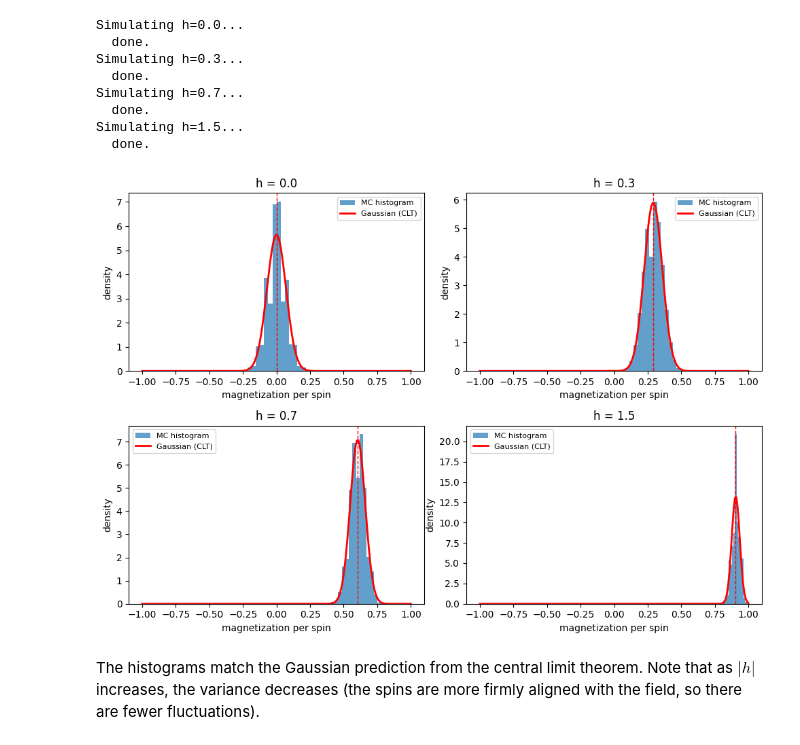
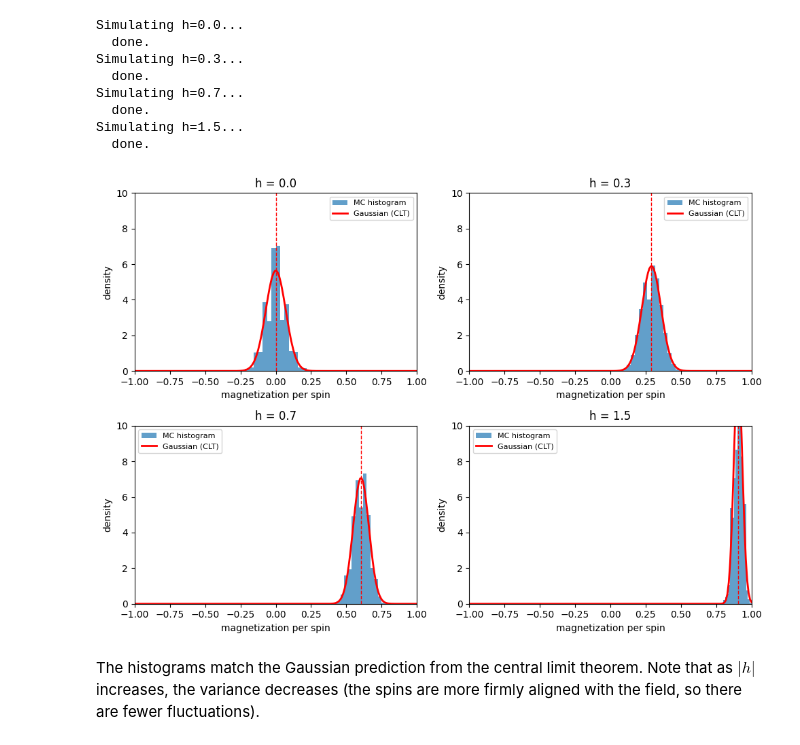
Before and after one commit to cossio/StatPhysCompX, a Jupyter notebook: python-jupyter/Ising-independent-spins.ipynb, the cells around one changed output. Saved outputs shown, nothing was run; the diff lists cells and outputs as text; code cells hidden in the pictures.

```diff
--- a/python-jupyter/Ising-independent-spins.ipynb
+++ b/python-jupyter/Ising-independent-spins.ipynb
@@ -207,25 +207,27 @@ Simulating h=1.5...
 # %%
 from scipy.stats import norm
 
 fig, axes = plt.subplots(2, 2, figsize=(10, 7))
 for ax, h in zip(axes.flat, values_of_h_hist):
     data = hist_traces[h][500:]  # discard warmup
     ax.hist(data, bins=20, density=True, alpha=0.7, label="MC histogram")
     # Overlay the Gaussian prediction
     mu = np.tanh(h)
     sigma = np.sqrt(1.0 / (N * np.cosh(h)**2))
     #x = np.linspace(mu - 4*sigma, mu + 4*sigma, 200)
     x = np.linspace(-1, 1, 200)
     ax.plot(x, norm.pdf(x, mu, sigma), "r-", linewidth=2, label="Gaussian (CLT)")
     ax.axvline(mu, color="red", linestyle="--", linewidth=1)
     ax.set_title(f"h = {h}")
     ax.set_xlabel("magnetization per spin")
     ax.set_ylabel("density")
+    ax.set_xlim(-1, 1)
+    ax.set_ylim(0, 10)
     ax.legend(fontsize=8)
 plt.tight_layout()
 plt.show()
 # %% [output]
-[figure, old version]
+[figure, new version]
 # %% [markdown]
 The histograms match the Gaussian prediction from the central limit theorem. Note that as $|h|$ increases, the variance decreases (the spins are more firmly aligned with the field, so there are fewer fluctuations).
 # %% [markdown]
```
